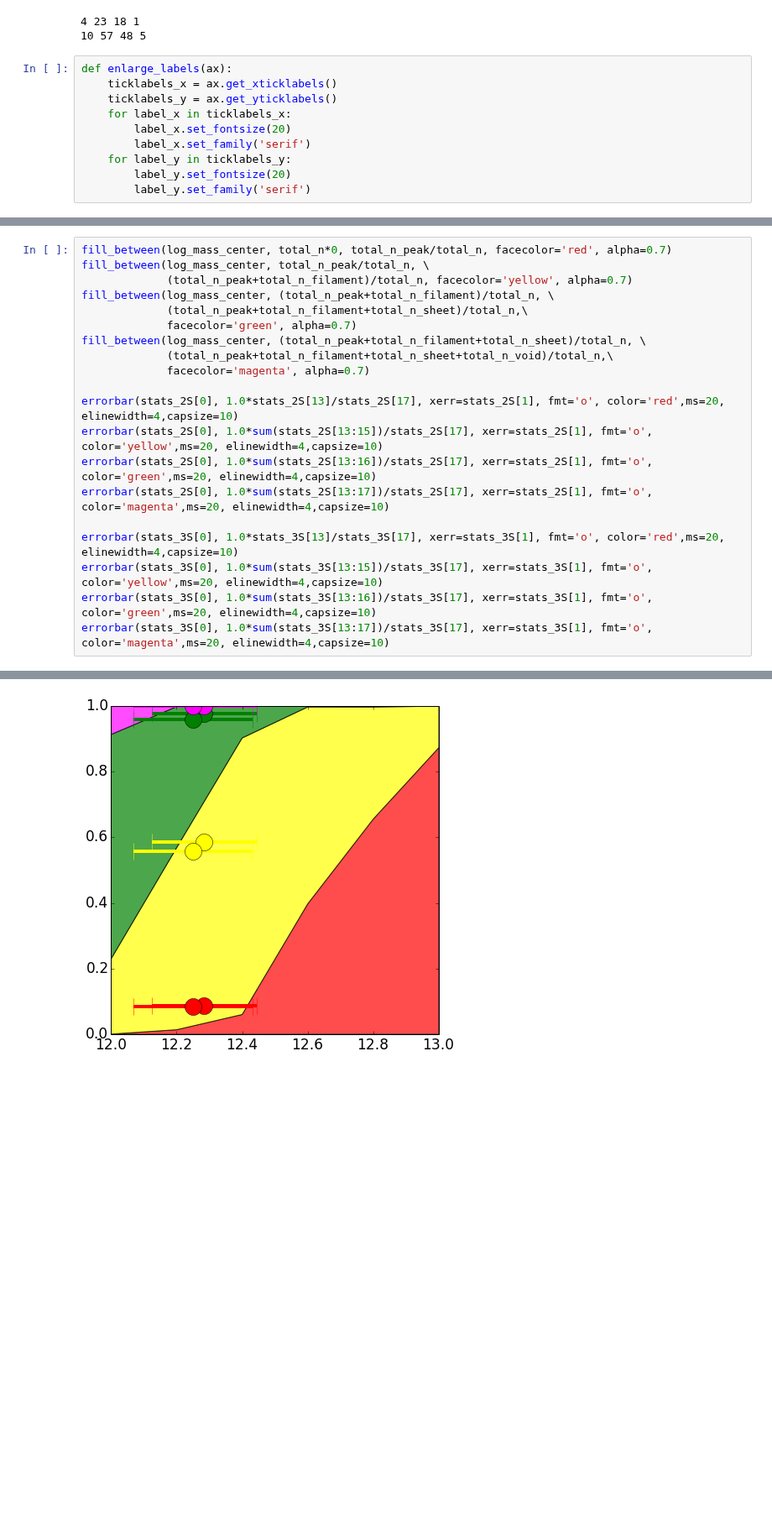
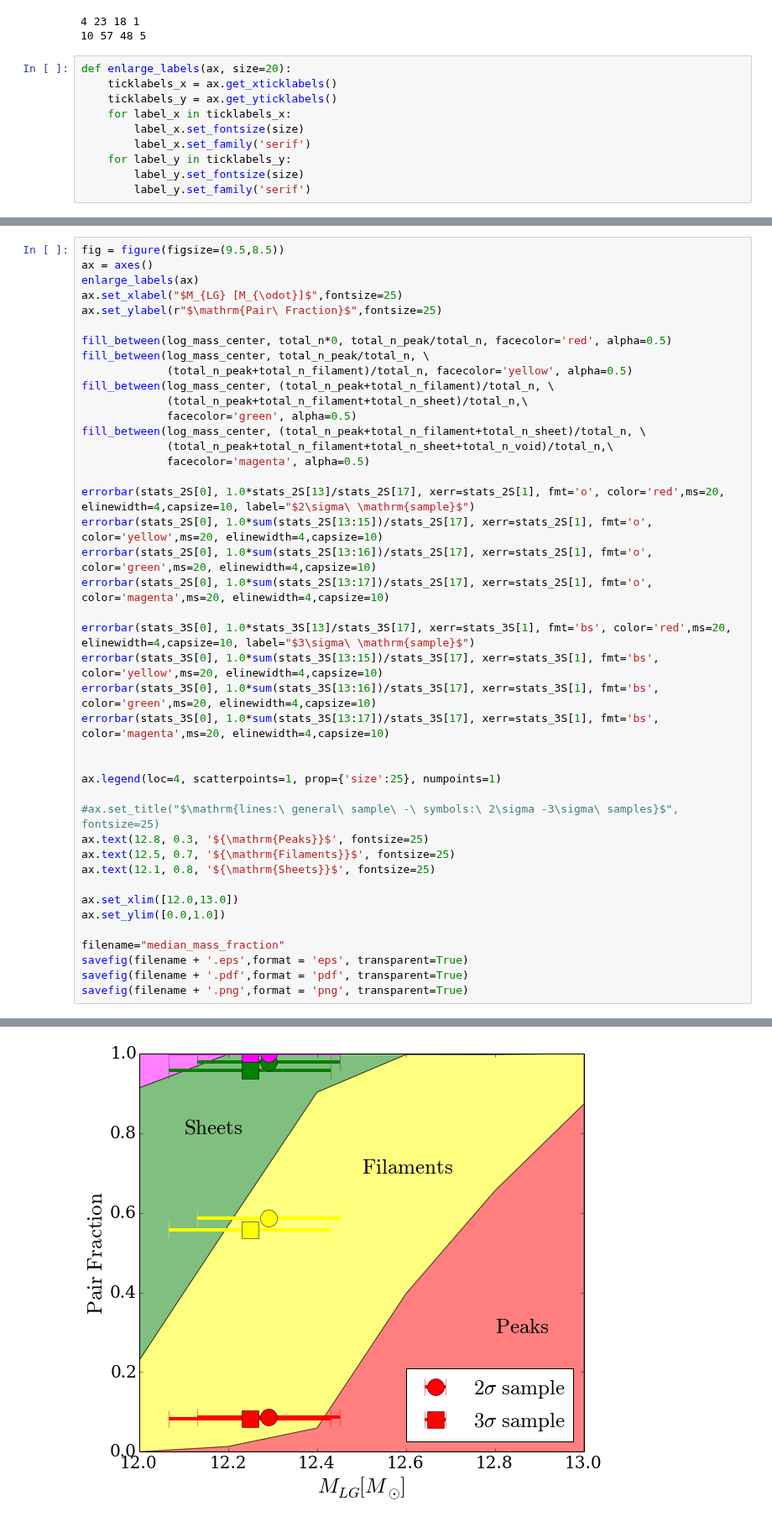
Before and after one commit to forero/LGEnvironment, a Jupyter notebook: code/MassDependencies.ipynb, the cells around one changed output, grey strips where cells are left out. Shown at 84% size. Drawn from its saved outputs; the diff is of its cells as text; blank space fills up the shorter version.

Commit message:
nicer plots in the mass dependencies notebook

```diff
--- a/code/MassDependencies.ipynb
+++ b/code/MassDependencies.ipynb
@@ -190,14 +190,14 @@ stats_3S = median_in_mass_bin(halo_data_3S, web_data_3S)
 4 23 18 1
 10 57 48 5
 # %%
-def enlarge_labels(ax):
+def enlarge_labels(ax, size=20):
     ticklabels_x = ax.get_xticklabels()
     ticklabels_y = ax.get_yticklabels()
     for label_x in ticklabels_x:
-        label_x.set_fontsize(20)
+        label_x.set_fontsize(size)
         label_x.set_family('serif')
     for label_y in ticklabels_y:
-        label_y.set_fontsize(20)
+        label_y.set_fontsize(size)
         label_y.set_family('serif')
 # %%
 fig = figure(figsize=(9.5,8.5))
@@ -235,21 +236,43 @@ savefig(filename + '.png',format = 'png', transparent=True)
 # %%
-fill_between(log_mass_center, total_n*0, total_n_peak/total_n, facecolor='red', alpha=0.7)
+fig = figure(figsize=(9.5,8.5))
+ax = axes()
+enlarge_labels(ax)
+ax.set_xlabel("$M_{LG} [M_{\odot}]$",fontsize=25)
+ax.set_ylabel(r"$\mathrm{Pair\ Fraction}$",fontsize=25)
+
+fill_between(log_mass_center, total_n*0, total_n_peak/total_n, facecolor='red', alpha=0.5)
 fill_between(log_mass_center, total_n_peak/total_n, \
-             (total_n_peak+total_n_filament)/total_n, facecolor='yellow', alpha=0.7)
+             (total_n_peak+total_n_filament)/total_n, facecolor='yellow', alpha=0.5)
 fill_between(log_mass_center, (total_n_peak+total_n_filament)/total_n, \
              (total_n_peak+total_n_filament+total_n_sheet)/total_n,\
-             facecolor='green', alpha=0.7)
+             facecolor='green', alpha=0.5)
 fill_between(log_mass_center, (total_n_peak+total_n_filament+total_n_sheet)/total_n, \
              (total_n_peak+total_n_filament+total_n_sheet+total_n_void)/total_n,\
-             facecolor='magenta', alpha=0.7)
+             facecolor='magenta', alpha=0.5)
 
-errorbar(stats_2S[0], 1.0*stats_2S[13]/stats_2S[17], xerr=stats_2S[1], fmt='o', color='red',ms=20, elinewidth=4,capsize=10)
+errorbar(stats_2S[0], 1.0*stats_2S[13]/stats_2S[17], xerr=stats_2S[1], fmt='o', color='red',ms=20, elinewidth=4,capsize=10, label="$2\sigma\ \mathrm{sample}$")
 errorbar(stats_2S[0], 1.0*sum(stats_2S[13:15])/stats_2S[17], xerr=stats_2S[1], fmt='o', color='yellow',ms=20, elinewidth=4,capsize=10)
 errorbar(stats_2S[0], 1.0*sum(stats_2S[13:16])/stats_2S[17], xerr=stats_2S[1], fmt='o', color='green',ms=20, elinewidth=4,capsize=10)
 errorbar(stats_2S[0], 1.0*sum(stats_2S[13:17])/stats_2S[17], xerr=stats_2S[1], fmt='o', color='magenta',ms=20, elinewidth=4,capsize=10)
 
-errorbar(stats_3S[0], 1.0*stats_3S[13]/stats_3S[17], xerr=stats_3S[1], fmt='o', color='red',ms=20, elinewidth=4,capsize=10)
-errorbar(stats_3S[0], 1.0*sum(stats_3S[13:15])/stats_3S[17], xerr=stats_3S[1], fmt='o', color='yellow',ms=20, elinewidth=4,capsize=10)
-errorbar(stats_3S[0], 1.0*sum(stats_3S[13:16])/stats_3S[17], xerr=stats_3S[1], fmt='o', color='green',ms=20, elinewidth=4,capsize=10)
-errorbar(stats_3S[0], 1.0*sum(stats_3S[13:17])/stats_3S[17], xerr=stats_3S[1], fmt='o', color='magenta',ms=20, elinewidth=4,capsize=10)
+errorbar(stats_3S[0], 1.0*stats_3S[13]/stats_3S[17], xerr=stats_3S[1], fmt='bs', color='red',ms=20, elinewidth=4,capsize=10, label="$3\sigma\ \mathrm{sample}$")
+errorbar(stats_3S[0], 1.0*sum(stats_3S[13:15])/stats_3S[17], xerr=stats_3S[1], fmt='bs', color='yellow',ms=20, elinewidth=4,capsize=10)
+errorbar(stats_3S[0], 1.0*sum(stats_3S[13:16])/stats_3S[17], xerr=stats_3S[1], fmt='bs', color='green',ms=20, elinewidth=4,capsize=10)
+errorbar(stats_3S[0], 1.0*sum(stats_3S[13:17])/stats_3S[17], xerr=stats_3S[1], fmt='bs', color='magenta',ms=20, elinewidth=4,capsize=10)
+
+
+ax.legend(loc=4, scatterpoints=1, prop={'size':25}, numpoints=1)
+
+#ax.set_title("$\mathrm{lines:\ general\ sample\ -\ symbols:\ 2\sigma -3\sigma\ samples}$", fontsize=25)
+ax.text(12.8, 0.3, '${\mathrm{Peaks}}$', fontsize=25)
+ax.text(12.5, 0.7, '${\mathrm{Filaments}}$', fontsize=25)
+ax.text(12.1, 0.8, '${\mathrm{Sheets}}$', fontsize=25)
+
+ax.set_xlim([12.0,13.0])
+ax.set_ylim([0.0,1.0])
+
+filename="median_mass_fraction"
+savefig(filename + '.eps',format = 'eps', transparent=True)
+savefig(filename + '.pdf',format = 'pdf', transparent=True)
+savefig(filename + '.png',format = 'png', transparent=True)
 # %% [output]
@@ -257,4 +279,4 @@ errorbar(stats_3S[0], 1.0*sum(stats_3S[13:17])/stats_3S[17], xerr=stats_3S[1], f
-[figure, old version]
+[figure, new version]
 # %%
 fig = figure(figsize=(9.5,8.5))
 ax = axes()
```
Also changed, not shown: parts of 5 cells of this notebook.
